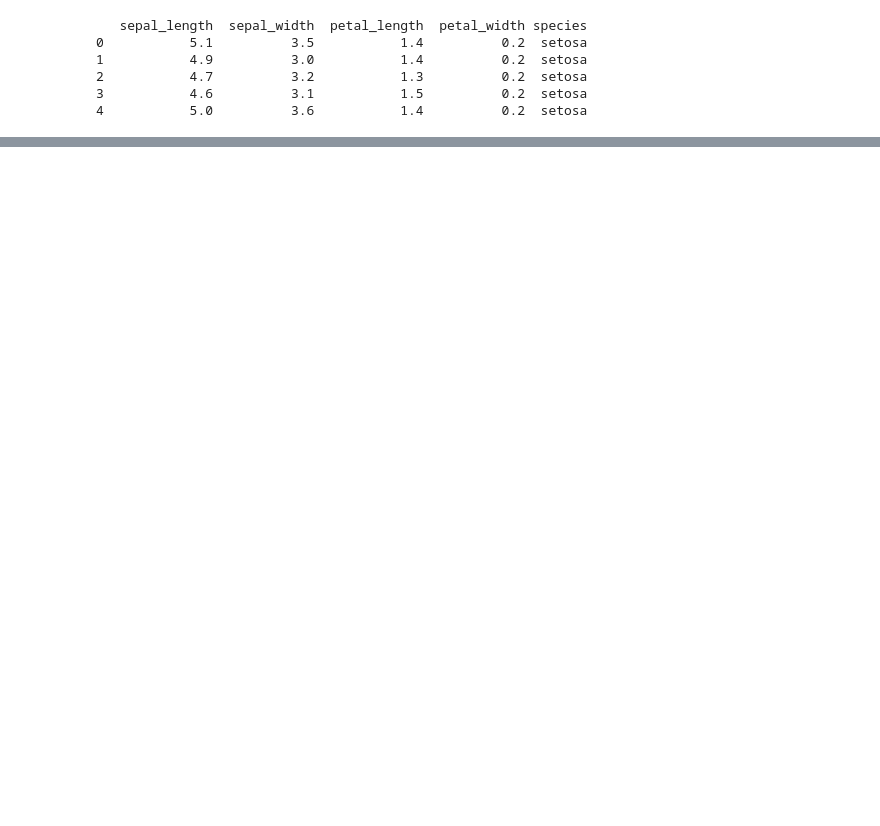
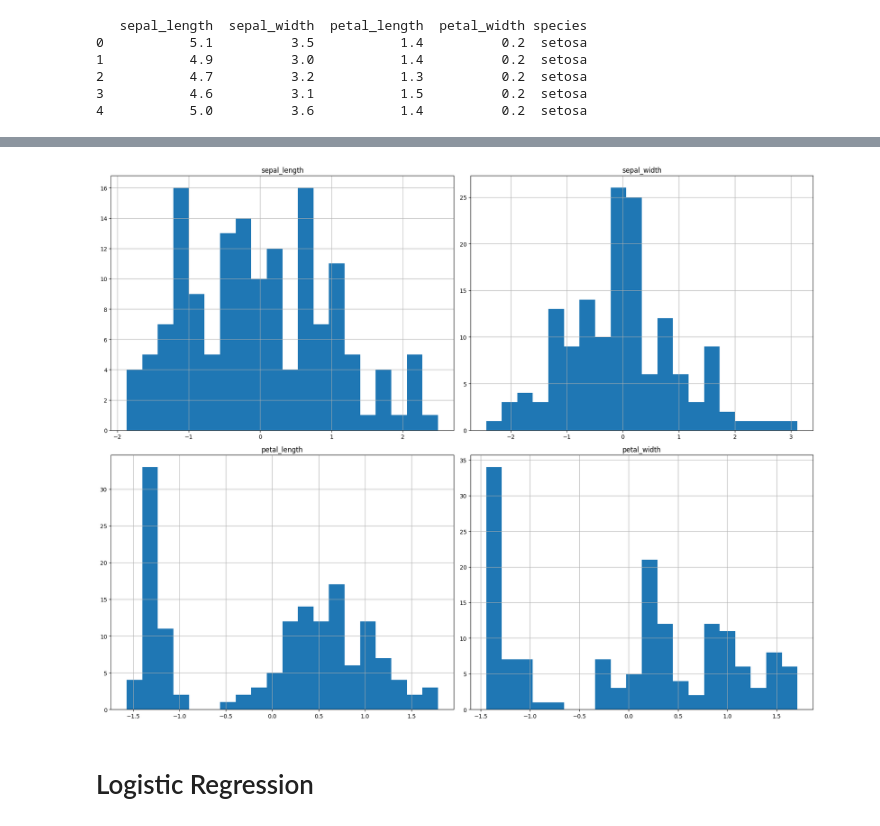
Before and after one commit to SINGH-RAJVEER/Assessments, a Jupyter notebook: Assessment 3/index.ipynb, the cells around one changed output, grey strips where cells are left out. Saved outputs shown, nothing was run; the diff lists cells and outputs as text; code cells hidden in the pictures; blank space fills up the shorter version.

```diff
--- a/Assessment 3/index.ipynb
+++ b/Assessment 3/index.ipynb
@@ -44,0 +129,8 @@ dtype: int64
+# %%
+df[num_cols].hist(bins=20, figsize=(18, 14))
+plt.tight_layout()
+plt.show()
+# %% [output]
+[figure, added]
+# %% [markdown]
+# Logistic Regression
```
Also changed, not shown: parts of 23 cells of this notebook, 4 other files.
